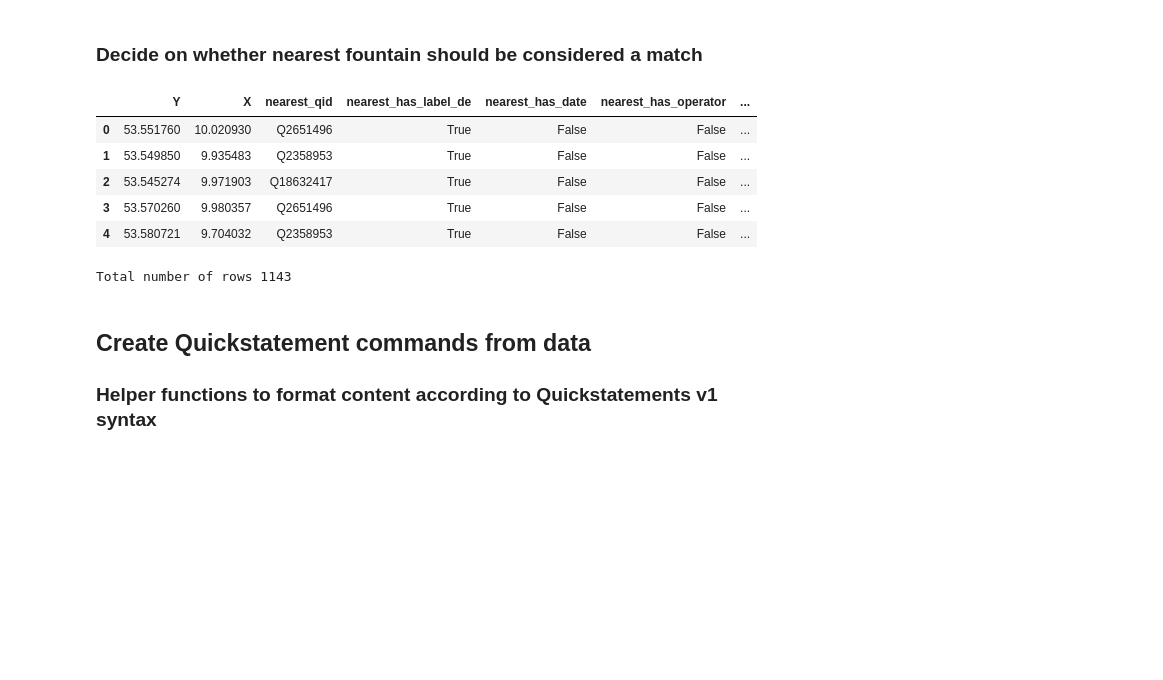
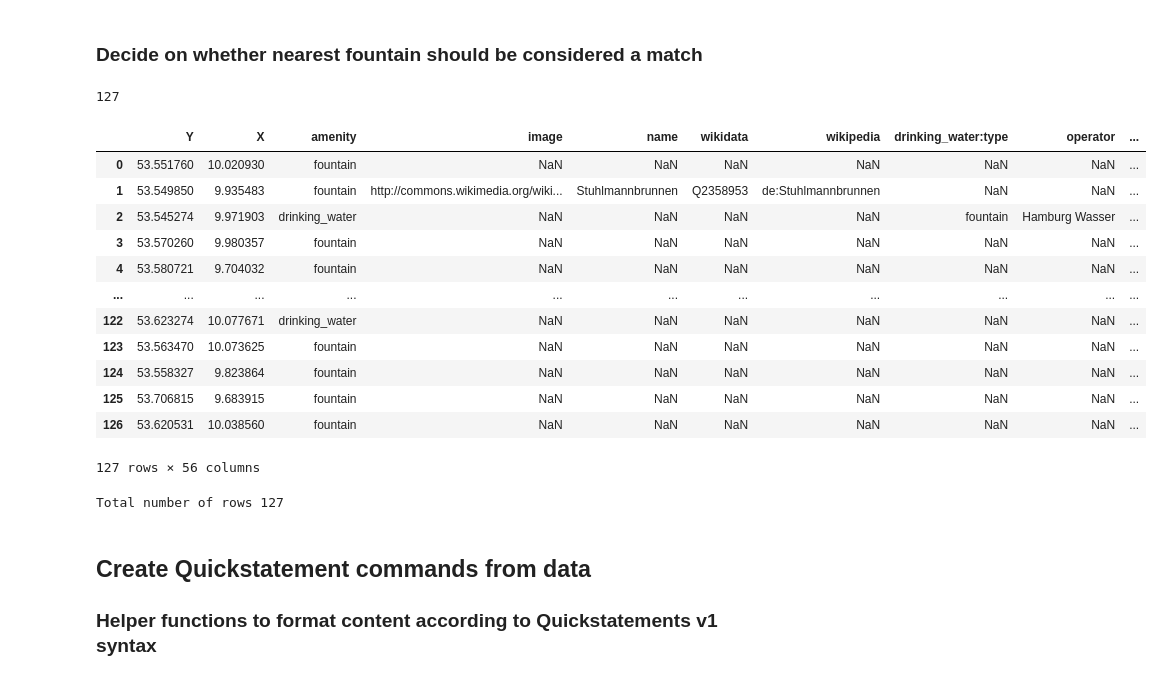
Before and after one commit to water-fountains/import2wikidata, a Jupyter notebook: de/hamburg/deHamburg_fountains_preprocess.ipynb, the cells around one changed output. Cells and saved outputs as stored; diff of their text form; code cells hidden in the pictures; blank space fills up the shorter version.

Commit message:
https://github.com/water-fountains/proximap/issues/307

```diff
--- a/de/hamburg/deHamburg_fountains_preprocess.ipynb
+++ b/de/hamburg/deHamburg_fountains_preprocess.ipynb
@@ -30,13 +30,14 @@ prefixes=inline("""
    @prefix rdfs: <http://www.w3.org/2000/01/rdf-schema#> .
 """).graph
 endpoint=RemoteEndpoint(
-   "https://query.wikidata.org/sparql"
+   #"https://query.wikidata.org/sparql"
+    "https://query.wikidata.org/bigdata/namespace/wdq/sparql"
    ,prefixes=prefixes
 )
 # %% [markdown]
 ## Load data
 # %%
-df = pd.read_csv("osmFountainsHamburg191123_123112.csv")
+df = pd.read_csv("osmFountainsHamburg191123_135847.csv")
 # %%
 df.head()
 # %% [output]
@@ -50,7 +52,7 @@ df.head()
 ### Rename columns to make them easier to work with
 # %%
 # remove not needed columns
-df = df.drop(columns=['type','id','tags'])
+df = df.drop(columns=['type','id'])
 # %%
 # rename columns
 df = df.rename(index=str, columns=
@@ -303,19 +357,30 @@ for index, row in df.iterrows():
         dmax=15
     )
 dffinal = df.drop(columns=['nearest_distance', '2nd_nearest_distance'])
+# %%
+len(dffinal)
+# %% [output]
+127
 # %%
-dffinal.head()
+dffinal
 # %% [output]
-|  | Y | X | nearest_qid | nearest_has_label_de | nearest_has_date | nearest_has_operator | ... |
-| 0 | 53.551760 | 10.020930 | Q2651496 | True | False | False | ... |
-| 1 | 53.549850 | 9.935483 | Q2358953 | True | False | False | ... |
-| 2 | 53.545274 | 9.971903 | Q18632417 | True | False | False | ... |
-| 3 | 53.570260 | 9.980357 | Q2651496 | True | False | False | ... |
-| 4 | 53.580721 | 9.704032 | Q2358953 | True | False | False | ... |
+|  | Y | X | amenity | image | name | wikidata | wikipedia | drinking_water:type | operator | ... |
+| 0 | 53.551760 | 10.020930 | fountain | NaN | NaN | NaN | NaN | NaN | NaN | ... |
+| 1 | 53.549850 | 9.935483 | fountain | http://commons.wikimedia.org/wiki... | Stuhlmannbrunnen | Q2358953 | de:Stuhlmannbrunnen | NaN | NaN | ... |
+| 2 | 53.545274 | 9.971903 | drinking_water | NaN | NaN | NaN | NaN | fountain | Hamburg Wasser | ... |
+| 3 | 53.570260 | 9.980357 | fountain | NaN | NaN | NaN | NaN | NaN | NaN | ... |
+| 4 | 53.580721 | 9.704032 | fountain | NaN | NaN | NaN | NaN | NaN | NaN | ... |
+| ... | ... | ... | ... | ... | ... | ... | ... | ... | ... | ... |
+| 122 | 53.623274 | 10.077671 | drinking_water | NaN | NaN | NaN | NaN | NaN | NaN | ... |
+| 123 | 53.563470 | 10.073625 | fountain | NaN | NaN | NaN | NaN | NaN | NaN | ... |
+| 124 | 53.558327 | 9.823864 | fountain | NaN | NaN | NaN | NaN | NaN | NaN | ... |
+| 125 | 53.706815 | 9.683915 | fountain | NaN | NaN | NaN | NaN | NaN | NaN | ... |
+| 126 | 53.620531 | 10.038560 | fountain | NaN | NaN | NaN | NaN | NaN | NaN | ... |
+127 rows × 56 columns
 # %%
-print("\n\nTotal number of rows "+str(dffinal.size))
+print("\n\nTotal number of rows "+str(len(dffinal)))
 # %% [output]
-Total number of rows 1143
+Total number of rows 127
 # %% [markdown]
 ## Create Quickstatement commands from data
 ### Helper functions to format content according to Quickstatements v1 syntax
```
Also changed, not shown: parts of 18 cells of this notebook.
